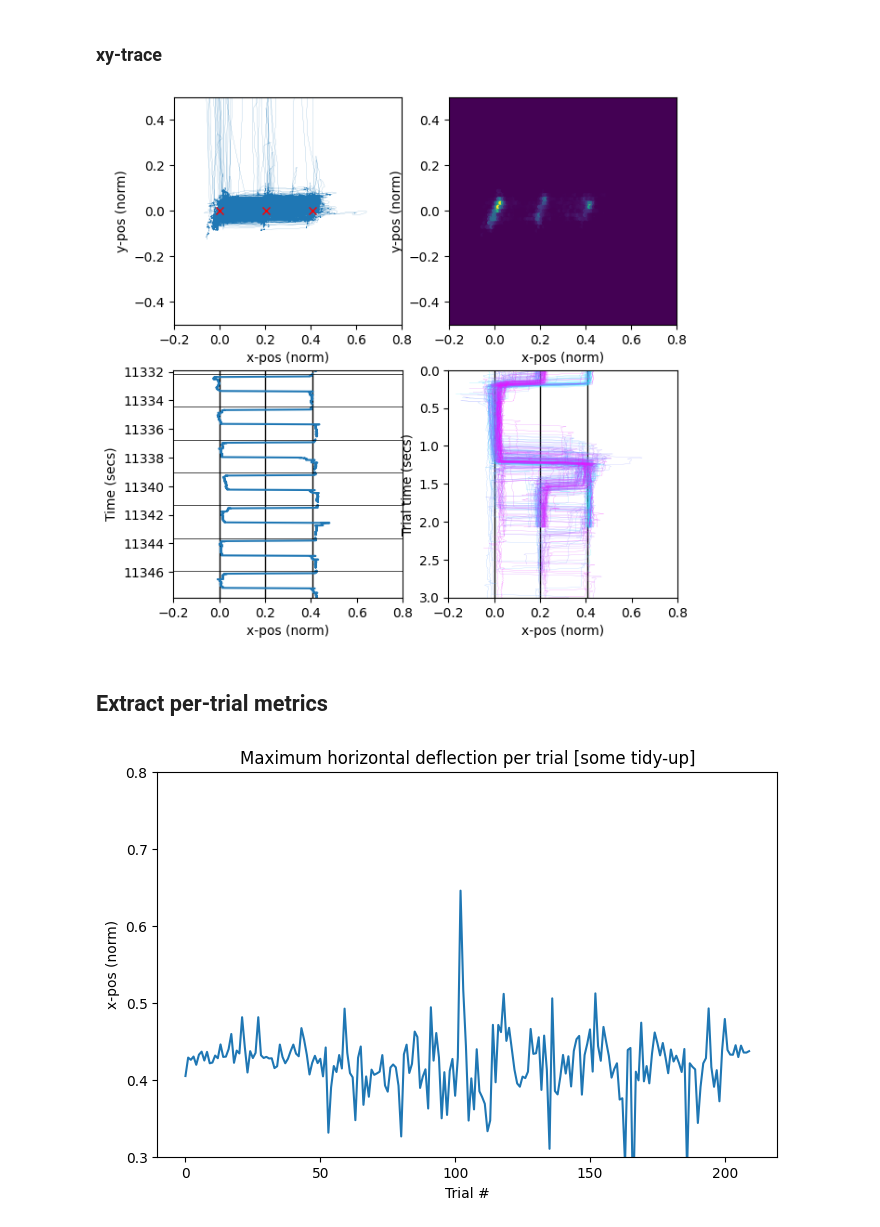
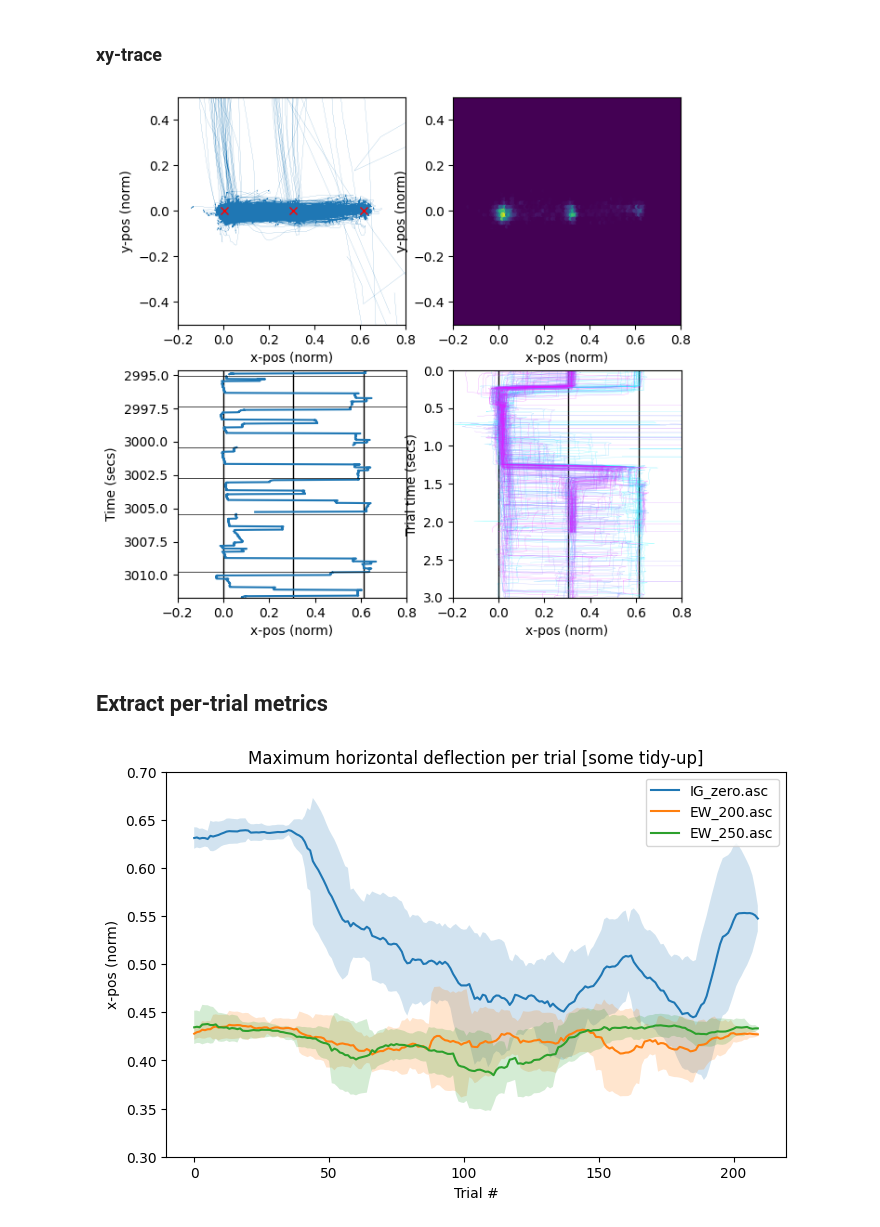
Before and after one commit to jsbrittain/saccadapt, a Jupyter notebook: lookatdata.ipynb, the cells around one changed output. Drawn from its saved outputs; the diff is of its cells as text; code cells hidden in the pictures.

Commit message:
Add multi-file loading, smoothing and comparison

```diff
--- a/lookatdata.ipynb
+++ b/lookatdata.ipynb
@@ -38,7 +38,17 @@ Remove this section if you are uploading files manually.
 from google.colab import drive
 drive.mount('/content/drive')
 
-filename = "drive/MyDrive/sacc.adapt.data/asc/EW_200.asc"
+filenames = [
+    "drive/MyDrive/sacc.adapt.data/asc/IG_zero.asc",
+    "drive/MyDrive/sacc.adapt.data/asc/EW_200.asc",
+    "drive/MyDrive/sacc.adapt.data/asc/EW_250.asc",
+]
 
-eye = Eye.Eye(filename)
+eyelist = []
+for filename in filenames:
+  print("Loading filename: ", filename)
+  data = Eye.Eye(filename)
+  data.filename = filename
+  data.label = filename.split('/')[-1]
+  eyelist.append(data)
 # %% [output]
@@ -48,4 +60,6 @@ Mounted at /content/drive
 # %%
+eye = eyelist[0];  # eyelist[0] = first entry in filenames list
+
 time_secs = eye.data['Time (msecs)']/1000
 fig, axs = plt.subplots(len(eye.data.columns), figsize=(12, 6), sharex=True)
 for k, colname in enumerate(eye.data.columns):
@@ -63,6 +77,8 @@ fig.show()
 # %% [markdown]
 ### xy-trace
 # %%
+eye = eyelist[0];  # eyelist[0] = first entry in filenames list
+
 chx, chy = 'x-pos (norm)', 'y-pos (norm)'  # x, y
 
 fig, axs = plt.subplot_mosaic(
@@ -127,27 +143,53 @@ axs['d'].invert_yaxis()
 
 fig.show()
 # %% [output]
-[figure, old version]
+[figure, new version]
 # %% [markdown]
 ## Extract per-trial metrics
 # %%
-# Loop over trials
-eye.trial['max_x'] = [0]*len(eye.trial)
-for index, (start, end) in enumerate(zip(eye.trial.StartPos, eye.trial.EndPos)):
-  eye.trial['max_x'].at[index] = max(eye.data[chx].loc[start:end])
+smoothing = 31
 
-# Plot metric
-data = eye.trial['max_x']
-data[data>0.8] = None  # Remove obvious outliers (for now)
+# Smoothing function
+def smooth(y, box_pts):
+  hl = (box_pts-1)//2
+  y_avg = y
+  y_sd = 0.*y
+  for t, _ in enumerate(y):
+    tt = np.arange(t-hl, t+hl)
+    tt = tt[tt>=0]
+    tt = tt[tt<len(y)]
 
+    y_avg[t] = np.mean(y[tt])
+    y_sd[t] = np.std(y[tt])
+
+  return y_avg, y_sd
+
+# Loop over filenames
 fig, axs = plt.subplots(1, figsize=(8, 5), sharex=True)
-axs.plot(data)
-axs.set_ylim([0.3, 0.8])
+for eye in eyelist:
+  # Loop over trials
+  eye.trial['max_x'] = [0]*len(eye.trial)
+  for index, (start, end) in enumerate(zip(eye.trial.StartPos, eye.trial.EndPos)):
+    eye.trial['max_x'].at[index] = max(eye.data[chx].loc[start:end])
+
+  # Plot metric
+  data = eye.trial['max_x']
+
+  # Remove obvious outliers (for now)
+  data[data>0.8] = np.nan
+  # Interpolate over removed values
+  data = data.interpolate()
+  data, sd = smooth(data, smoothing)
+
+  axs.fill_between(range(len(data)), data - sd, data + sd, alpha=0.2)
+  axs.plot(data, label=eye.label)
+
+axs.set_ylim([0.3, 0.7])
 axs.set_ylabel(chx)
 axs.set_xlabel("Trial #")
 axs.set_title("Maximum horizontal deflection per trial [some tidy-up]")
-
+axs.legend()
 fig.show()
 # %% [output]
-[figure, old version]
+[figure, new version]
 # %%
```
Also changed, not shown: parts of 5 cells of this notebook.
